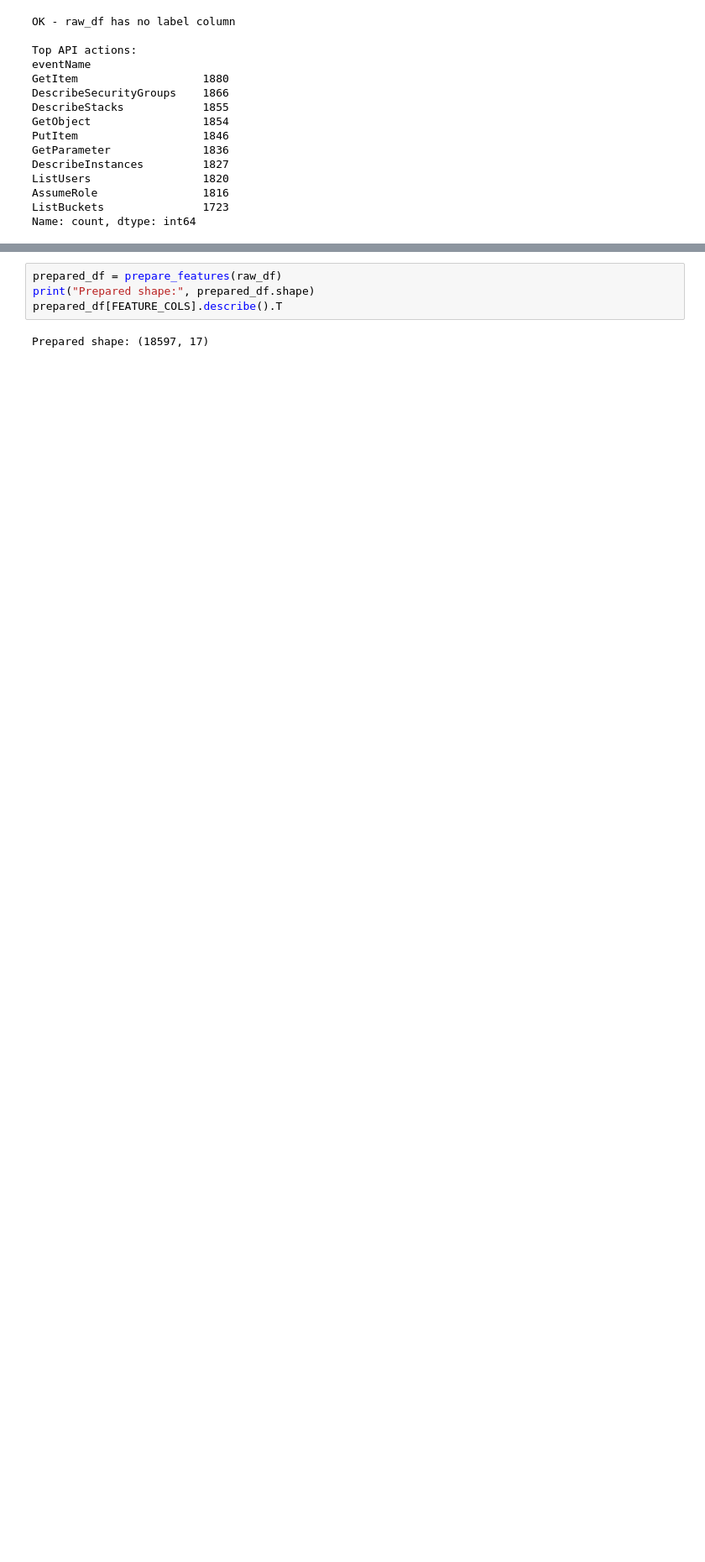
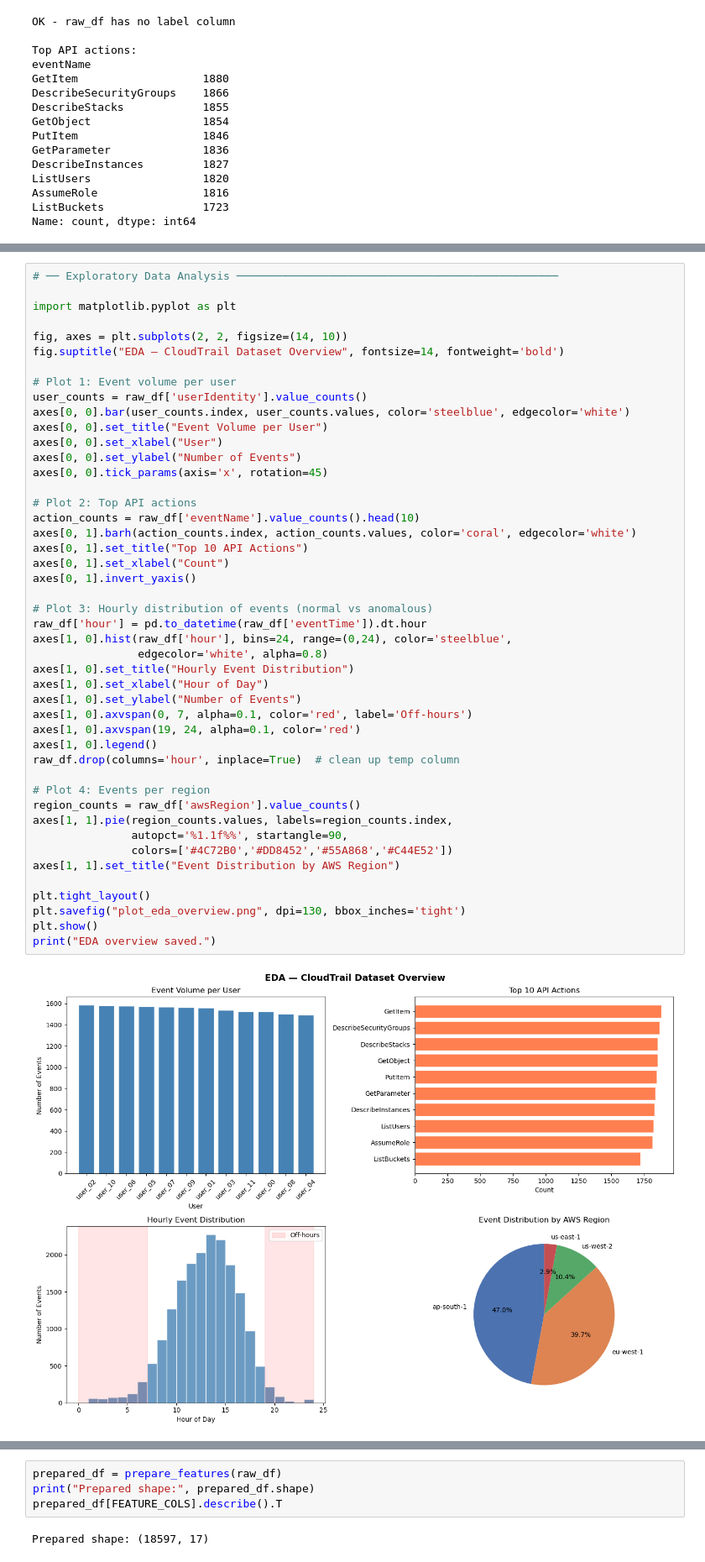
Before and after one commit to RishiR00/Cloud-Sentry, a Jupyter notebook: cloudsentry.ipynb, the cells around one changed output, grey strips where cells are left out. Shown at 84% size. Drawn from its saved outputs; the diff is of its cells as text; blank space fills up the shorter version.

```diff
--- a/cloudsentry.ipynb
+++ b/cloudsentry.ipynb
@@ -218,0 +284,48 @@ Name: count, dtype: int64
+# %%
+# ── Exploratory Data Analysis ─────────────────────────────────────────────────
+
+import matplotlib.pyplot as plt
+
+fig, axes = plt.subplots(2, 2, figsize=(14, 10))
+fig.suptitle("EDA — CloudTrail Dataset Overview", fontsize=14, fontweight='bold')
+
+# Plot 1: Event volume per user
+user_counts = raw_df['userIdentity'].value_counts()
+axes[0, 0].bar(user_counts.index, user_counts.values, color='steelblue', edgecolor='white')
+axes[0, 0].set_title("Event Volume per User")
+axes[0, 0].set_xlabel("User")
+axes[0, 0].set_ylabel("Number of Events")
+axes[0, 0].tick_params(axis='x', rotation=45)
+
+# Plot 2: Top API actions
+action_counts = raw_df['eventName'].value_counts().head(10)
+axes[0, 1].barh(action_counts.index, action_counts.values, color='coral', edgecolor='white')
+axes[0, 1].set_title("Top 10 API Actions")
+axes[0, 1].set_xlabel("Count")
+axes[0, 1].invert_yaxis()
+
+# Plot 3: Hourly distribution of events (normal vs anomalous)
+raw_df['hour'] = pd.to_datetime(raw_df['eventTime']).dt.hour
+axes[1, 0].hist(raw_df['hour'], bins=24, range=(0,24), color='steelblue',
+                edgecolor='white', alpha=0.8)
+axes[1, 0].set_title("Hourly Event Distribution")
+axes[1, 0].set_xlabel("Hour of Day")
+axes[1, 0].set_ylabel("Number of Events")
+axes[1, 0].axvspan(0, 7, alpha=0.1, color='red', label='Off-hours')
+axes[1, 0].axvspan(19, 24, alpha=0.1, color='red')
+axes[1, 0].legend()
+raw_df.drop(columns='hour', inplace=True)  # clean up temp column
+
+# Plot 4: Events per region
+region_counts = raw_df['awsRegion'].value_counts()
+axes[1, 1].pie(region_counts.values, labels=region_counts.index,
+               autopct='%1.1f%%', startangle=90,
+               colors=['#4C72B0','#DD8452','#55A868','#C44E52'])
+axes[1, 1].set_title("Event Distribution by AWS Region")
+
+plt.tight_layout()
+plt.savefig("plot_eda_overview.png", dpi=130, bbox_inches='tight')
+plt.show()
+print("EDA overview saved.")
+# %% [output]
+[figure, added]
```
Also changed, not shown: parts of 11 cells of this notebook.
